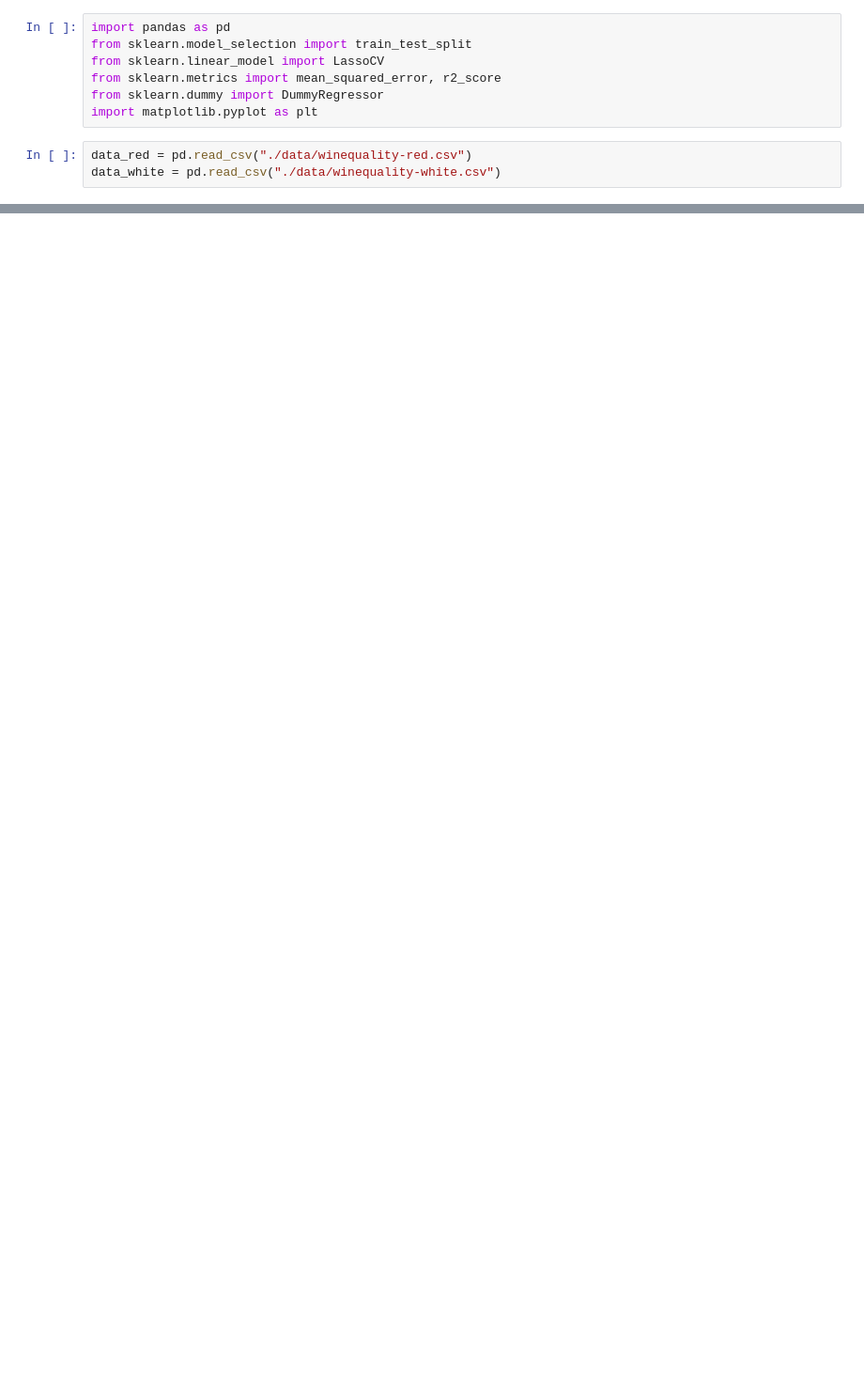
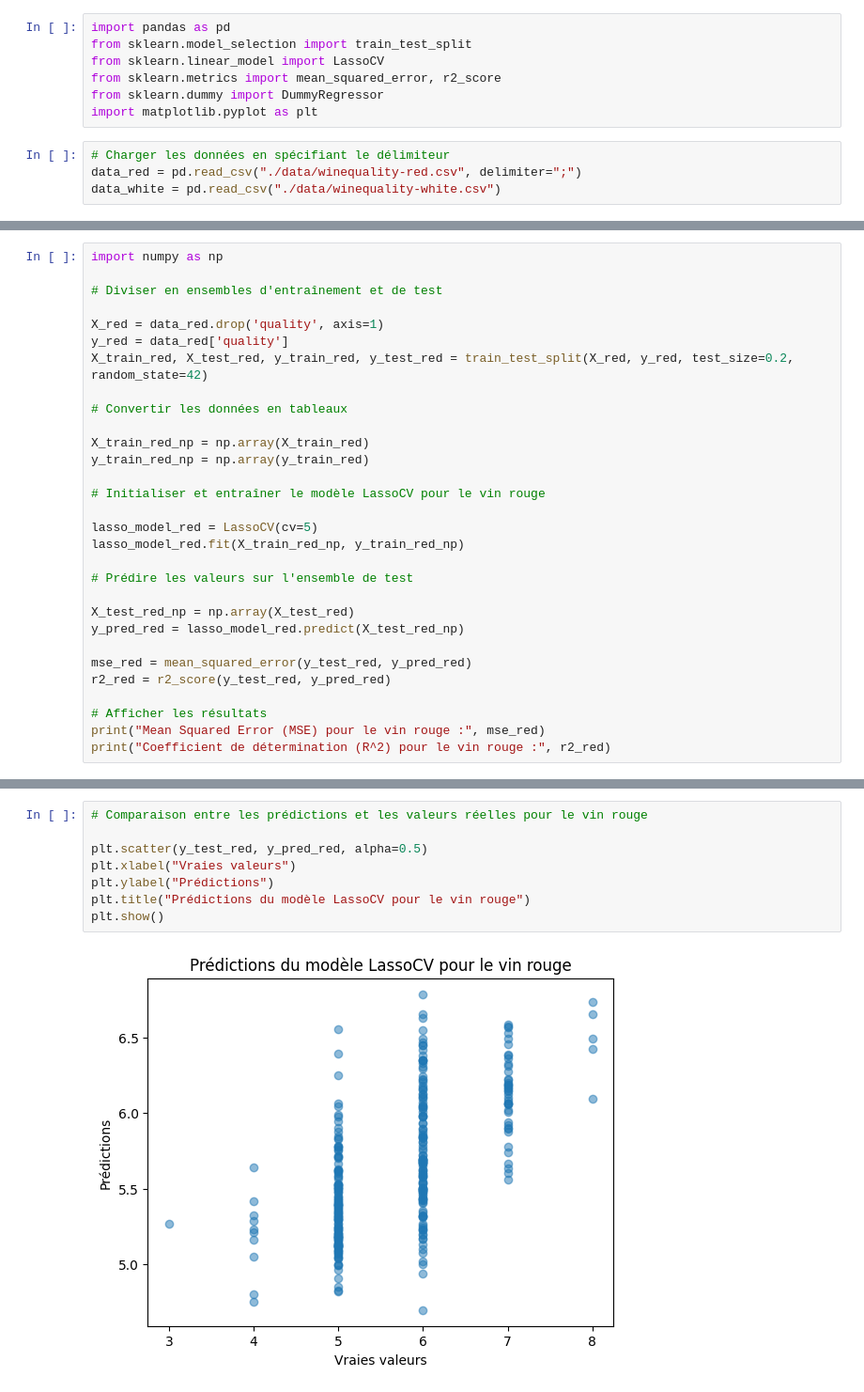
Before and after one commit to hajji01/LassoCV, a Jupyter notebook: main.ipynb, the cells around one changed output, grey strips where cells are left out. Shown at 94% size. Saved outputs shown, nothing was run; the diff lists cells and outputs as text; blank space fills up the shorter version.

```diff
--- a/main.ipynb
+++ b/main.ipynb
@@ -6,5 +6,6 @@ from sklearn.metrics import mean_squared_error, r2_score
 from sklearn.dummy import DummyRegressor
 import matplotlib.pyplot as plt
 # %%
-data_red = pd.read_csv("./data/winequality-red.csv")
+# Charger les données en spécifiant le délimiteur
+data_red = pd.read_csv("./data/winequality-red.csv", delimiter=";")
 data_white = pd.read_csv("./data/winequality-white.csv")
@@ -38,0 +39,30 @@ X_train_red, X_test_red, y_train_red, y_test_red = train_test_split(X_red, y_red
+# %%
+import numpy as np
+
+# Diviser en ensembles d'entraînement et de test
+
+X_red = data_red.drop('quality', axis=1)
+y_red = data_red['quality']
+X_train_red, X_test_red, y_train_red, y_test_red = train_test_split(X_red, y_red, test_size=0.2, random_state=42)
+
+# Convertir les données en tableaux
+
+X_train_red_np = np.array(X_train_red)
+y_train_red_np = np.array(y_train_red)
+
+# Initialiser et entraîner le modèle LassoCV pour le vin rouge
+
+lasso_model_red = LassoCV(cv=5)
+lasso_model_red.fit(X_train_red_np, y_train_red_np)
+
+# Prédire les valeurs sur l'ensemble de test
+
+X_test_red_np = np.array(X_test_red)
+y_pred_red = lasso_model_red.predict(X_test_red_np)
+
+mse_red = mean_squared_error(y_test_red, y_pred_red)
+r2_red = r2_score(y_test_red, y_pred_red)
+
+# Afficher les résultats
+print("Mean Squared Error (MSE) pour le vin rouge :", mse_red)
+print("Coefficient de détermination (R^2) pour le vin rouge :", r2_red)
@@ -38,0 +72,10 @@ X_train_red, X_test_red, y_train_red, y_test_red = train_test_split(X_red, y_red
+# %%
+# Comparaison entre les prédictions et les valeurs réelles pour le vin rouge
+
+plt.scatter(y_test_red, y_pred_red, alpha=0.5)
+plt.xlabel("Vraies valeurs")
+plt.ylabel("Prédictions")
+plt.title("Prédictions du modèle LassoCV pour le vin rouge")
+plt.show()
+# %% [output]
+[figure, added]
```
Also changed, not shown: parts of 6 cells of this notebook.
